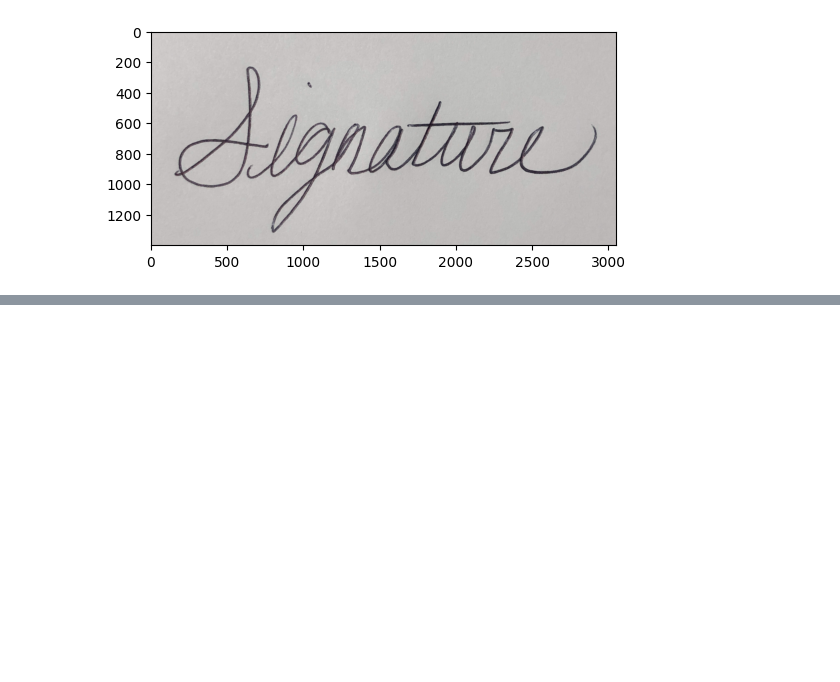
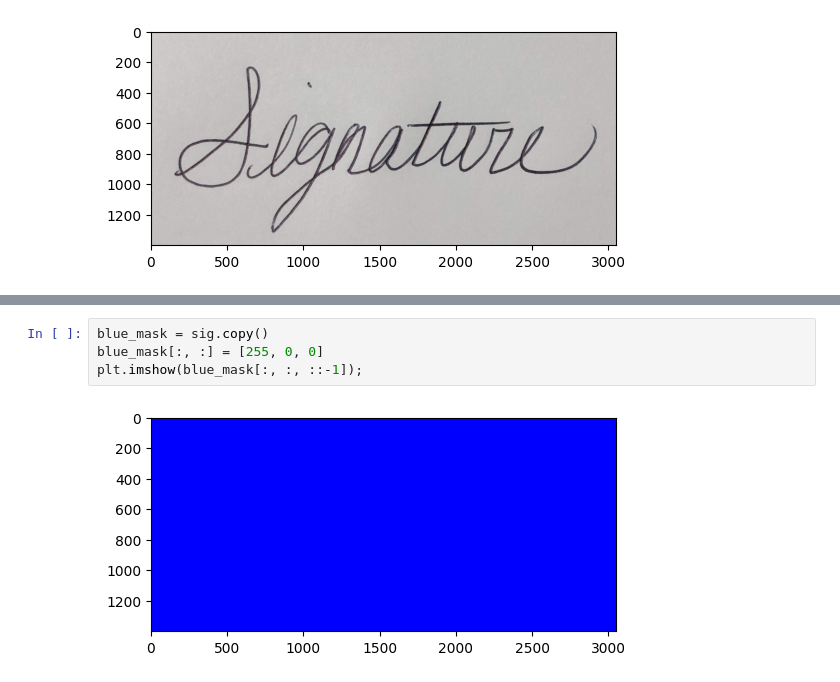
Before and after one commit to saulyaguana/signature, a Jupyter notebook: signature.ipynb, the cells around one changed output, grey strips where cells are left out. Cells and saved outputs as stored; diff of their text form; blank space fills up the shorter version.

```diff
--- a/signature.ipynb
+++ b/signature.ipynb
@@ -39,0 +68,6 @@ plt.imshow(sig[:, :, ::-1]);
+# %%
+blue_mask = sig.copy()
+blue_mask[:, :] = [255, 0, 0]
+plt.imshow(blue_mask[:, :, ::-1]);
+# %% [output]
+[figure, added]
```
Also changed, not shown: parts of 6 cells of this notebook, 1 other file.
